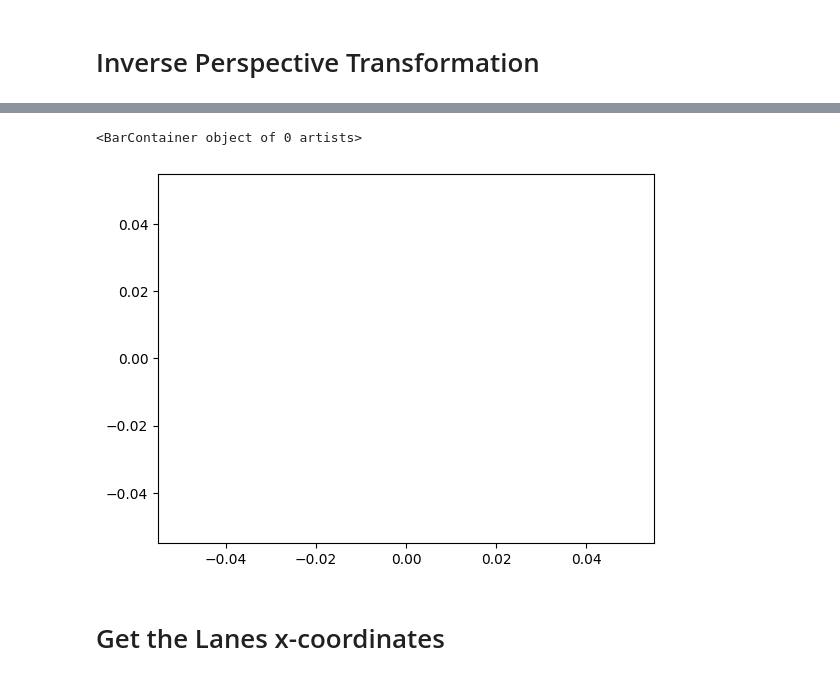
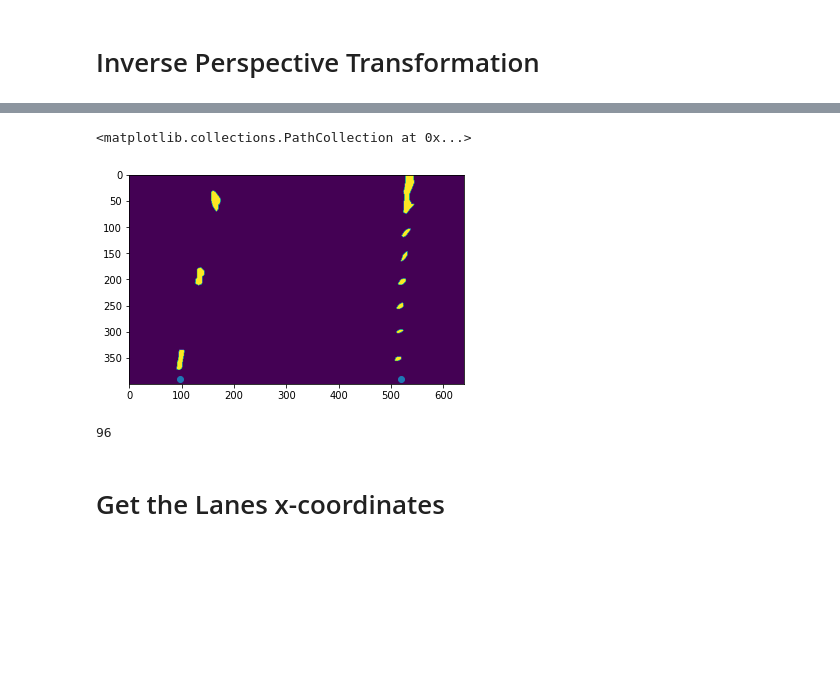
Before and after one commit to Ali-Hossam/Video-Lane-Detection, a Jupyter notebook: Lane Detection.ipynb, the cells around one changed output, grey strips where cells are left out. Saved outputs shown, nothing was run; the diff lists cells and outputs as text; code cells hidden in the pictures; blank space fills up the shorter version.

```diff
--- a/Lane Detection.ipynb
+++ b/Lane Detection.ipynb
@@ -644,9 +263,16 @@ plt.bar(range(len(distances1)), approved1)
-# %%
-plt.bar(range(len(distances2)), distances2)
-plt.bar(range(len(distances2)), approved2)
-# %% [output]
-<BarContainer object of 0 artists>
-[figure, removed]
+# %%
+sw = SlidingWindow(50, 50)
+l, r , hist = sw.get_lanes_starting_points(eroded_img, True)
+# %%
+plt.imshow(eroded_img)
+plt.scatter([l ,r], [390, 390])
+# %% [output]
+<matplotlib.collections.PathCollection at 0x...>
+[figure, added]
+# %%
+l
+# %% [output]
+96
 # %% [markdown]
 # Get the Lanes x-coordinates
 # %%
```
Also changed, not shown: parts of 59 cells of this notebook, 5 other files.
